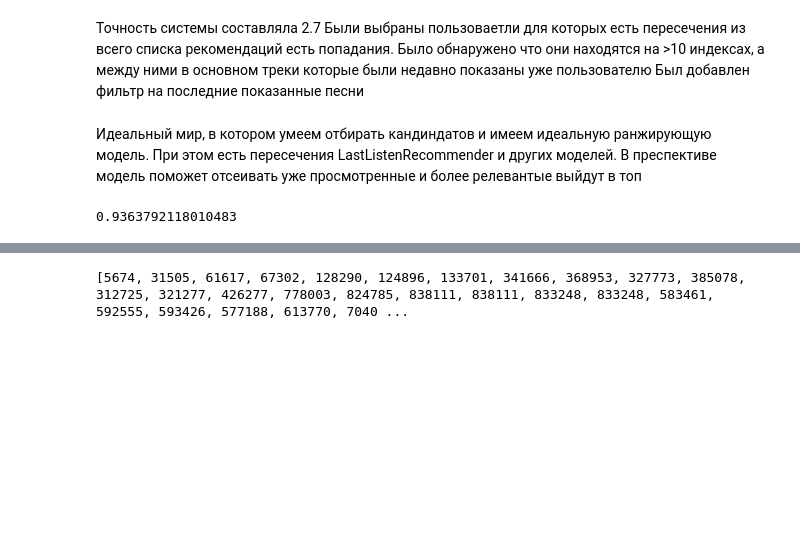
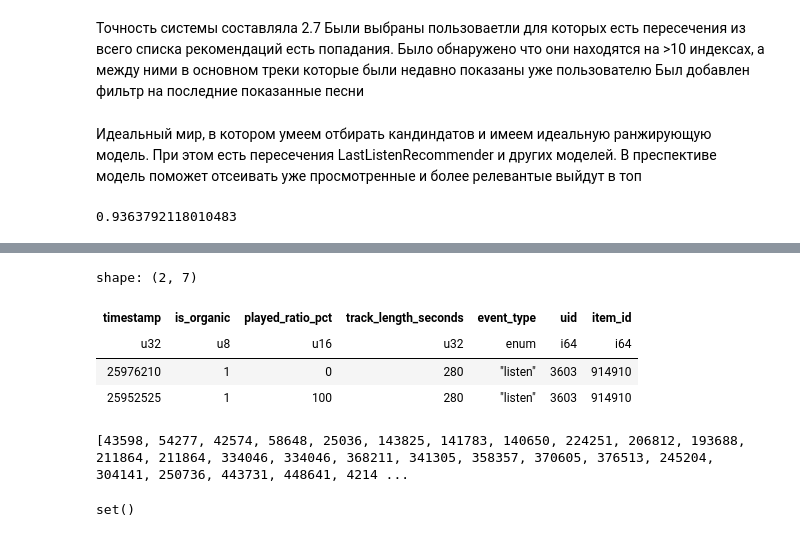
Before and after one commit to Nastasy822/music-recommendation-experiments, a Jupyter notebook: pipline.ipynb, the cells around one changed output, grey strips where cells are left out. Cells and saved outputs as stored; diff of their text form; code cells hidden in the pictures; blank space fills up the shorter version.

```diff
--- a/pipline.ipynb
+++ b/pipline.ipynb
@@ -1085,10 +1326,23 @@ ndcg_at_k(all_pred, set(real[uid]), k = 10)
 # %%
-real = pl.scan_parquet("data/work/test_df_preprocessed_for_eval.parquet").filter(pl.col("uid") == 729).select("items").collect().to_series().to_list()[0]  #28556
-# pl.scan_parquet("data/work/test_df_preprocessed.parquet").filter(pl.col("uid") == 729).filter(pl.col("item_id") == 855098).collect()  #28556
+# pl.scan_parquet("data/work/test_df_preprocessed.parquet").filter(pl.col("uid") == 443975).select("items").collect().to_series().to_list()[0]  #28556
+pl.scan_parquet("data/work/test_df_preprocessed.parquet").filter(pl.col("uid") == 3603).filter(pl.col("item_id")== 914910.0).collect()  #28556
 # not_like = lf_user_track.filter(pl.col("played_ratio_max") < 50).filter(pl.col("uid") == 123).select(pl.col("item_id").unique()).collect().to_series().to_list()
-
+# 689616, 760035, 919502
 # pl.scan_parquet("data/work/test_df_preprocessed.parquet").filter(pl.col("is_organic") == 0).collect()
+# (25920680-24815335)/60/60/24
+# %% [output]
+shape: (2, 7)
+| timestamp | is_organic | played_ratio_pct | track_length_seconds | event_type | uid | item_id |
+| u32 | u8 | u16 | u32 | enum | i64 | i64 |
+| 25976210 | 1 | 0 | 280 | "listen" | 3603 | 914910 |
+| 25952525 | 1 | 100 | 280 | "listen" | 3603 | 914910 |
 # %%
-print(pl.scan_parquet("data/work/test_df_preprocessed_for_eval.parquet").filter(pl.col("uid") == 6339).select("items").collect().to_series().to_list()[0])
+print(pl.scan_parquet("data/work/test_df_preprocessed_for_eval.parquet").filter(pl.col("uid") == 1325).select("items").collect().to_series().to_list()[0])
 # %% [output]
-[5674, 31505, 61617, 67302, 128290, 124896, 133701, 341666, 368953, 327773, 385078, 312725, 321277, 426277, 778003, 824785, 838111, 838111, 833248, 833248, 583461, 592555, 593426, 577188, 613770, 7040 ...
+[43598, 54277, 42574, 58648, 25036, 143825, 141783, 140650, 224251, 206812, 193688, 211864, 211864, 334046, 334046, 368211, 341305, 358357, 370605, 376513, 245204, 304141, 250736, 443731, 448641, 4214 ...
+# %%
+real = test_df.filter(pl.col("uid") == 6339  ).collect()["items"].to_list()[0]
+pred = model.recommend(6339  )[0][:10]
+set(real)&set(pred)
+# %% [output]
+set()
```
Also changed, not shown: parts of 30 cells of this notebook, 2 other files.
